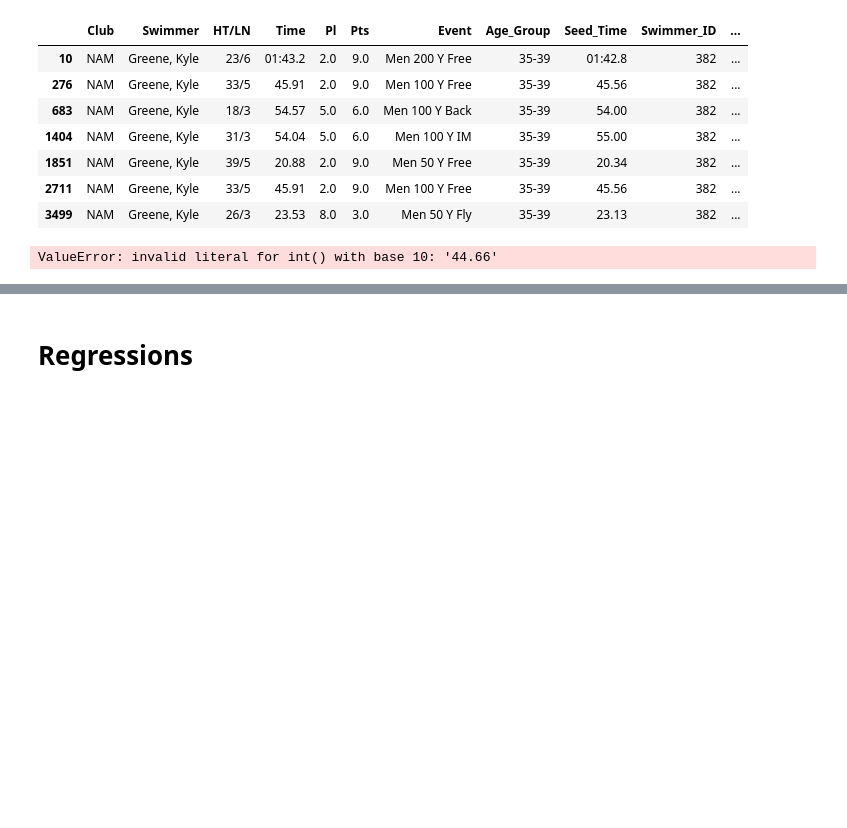
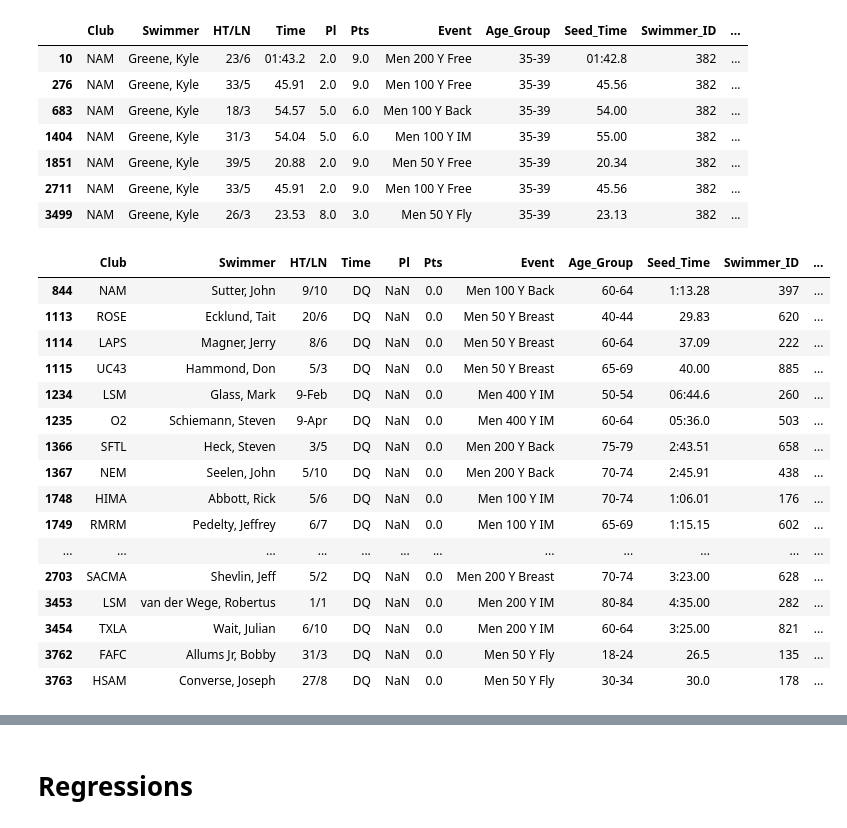
Before and after one commit to ZlataSparrow/An-Introduction-to-Statistical-Learning-Python, a Jupyter notebook: notebook/notebook_1.ipynb, the cells around one changed output, grey strips where cells are left out. Saved outputs shown, nothing was run; the diff lists cells and outputs as text; code cells hidden in the pictures; blank space fills up the shorter version.

```diff
--- a/notebook/notebook_1.ipynb
+++ b/notebook/notebook_1.ipynb
@@ -511,9 +511,23 @@ Men_data[Men_data['Swimmer_ID'] == 382]
 | 1851 | NAM | Greene, Kyle | 39/5 | 20.88 | 2.0 | 9.0 | Men 50 Y Free | 35-39 | 20.34 | 382 | ... |
 | 2711 | NAM | Greene, Kyle | 33/5 | 45.91 | 2.0 | 9.0 | Men 100 Y Free | 35-39 | 45.56 | 382 | ... |
 | 3499 | NAM | Greene, Kyle | 26/3 | 23.53 | 8.0 | 3.0 | Men 50 Y Fly | 35-39 | 23.13 | 382 | ... |
-# %%
-Men_data["Time_sec"] = Men_data["Time"].apply(lambda t: int(t.split(":")[0]) * 60 + float(t.split(":")[1]) if pd.notna(t) else None)
-Men_data["Seed_Time_sec"] = Men_data["Seed_Time"].apply(lambda t: int(t.split(":")[0]) * 60 + float(t.split(":")[1]) if pd.notna(t) else None)
-Men_data
-# %% [output]
-ValueError: invalid literal for int() with base 10: '44.66'
+# %%
+Men_data[Men_data['Time'] == 'DQ']
+# %% [output]
+|  | Club | Swimmer | HT/LN | Time | Pl | Pts | Event | Age_Group | Seed_Time | Swimmer_ID | ... |
+| 844 | NAM | Sutter, John | 9/10 | DQ | NaN | 0.0 | Men 100 Y Back | 60-64 | 1:13.28 | 397 | ... |
+| 1113 | ROSE | Ecklund, Tait | 20/6 | DQ | NaN | 0.0 | Men 50 Y Breast | 40-44 | 29.83 | 620 | ... |
+| 1114 | LAPS | Magner, Jerry | 8/6 | DQ | NaN | 0.0 | Men 50 Y Breast | 60-64 | 37.09 | 222 | ... |
+| 1115 | UC43 | Hammond, Don | 5/3 | DQ | NaN | 0.0 | Men 50 Y Breast | 65-69 | 40.00 | 885 | ... |
+| 1234 | LSM | Glass, Mark | 9-Feb | DQ | NaN | 0.0 | Men 400 Y IM | 50-54 | 06:44.6 | 260 | ... |
+| 1235 | O2 | Schiemann, Steven | 9-Apr | DQ | NaN | 0.0 | Men 400 Y IM | 60-64 | 05:36.0 | 503 | ... |
+| 1366 | SFTL | Heck, Steven | 3/5 | DQ | NaN | 0.0 | Men 200 Y Back | 75-79 | 2:43.51 | 658 | ... |
+| 1367 | NEM | Seelen, John | 5/10 | DQ | NaN | 0.0 | Men 200 Y Back | 70-74 | 2:45.91 | 438 | ... |
+| 1748 | HIMA | Abbott, Rick | 5/6 | DQ | NaN | 0.0 | Men 100 Y IM | 70-74 | 1:06.01 | 176 | ... |
+| 1749 | RMRM | Pedelty, Jeffrey | 6/7 | DQ | NaN | 0.0 | Men 100 Y IM | 65-69 | 1:15.15 | 602 | ... |
+| ... | ... | ... | ... | ... | ... | ... | ... | ... | ... | ... | ... |
+| 2703 | SACMA | Shevlin, Jeff | 5/2 | DQ | NaN | 0.0 | Men 200 Y Breast | 70-74 | 3:23.00 | 628 | ... |
+| 3453 | LSM | van der Wege, Robertus | 1/1 | DQ | NaN | 0.0 | Men 200 Y IM | 80-84 | 4:35.00 | 282 | ... |
+| 3454 | TXLA | Wait, Julian | 6/10 | DQ | NaN | 0.0 | Men 200 Y IM | 60-64 | 3:25.00 | 821 | ... |
+| 3762 | FAFC | Allums Jr, Bobby | 31/3 | DQ | NaN | 0.0 | Men 50 Y Fly | 18-24 | 26.5 | 135 | ... |
+| 3763 | HSAM | Converse, Joseph | 27/8 | DQ | NaN | 0.0 | Men 50 Y Fly | 30-34 | 30.0 | 178 | ... |
```
Also changed, not shown: parts of 3 cells of this notebook.
